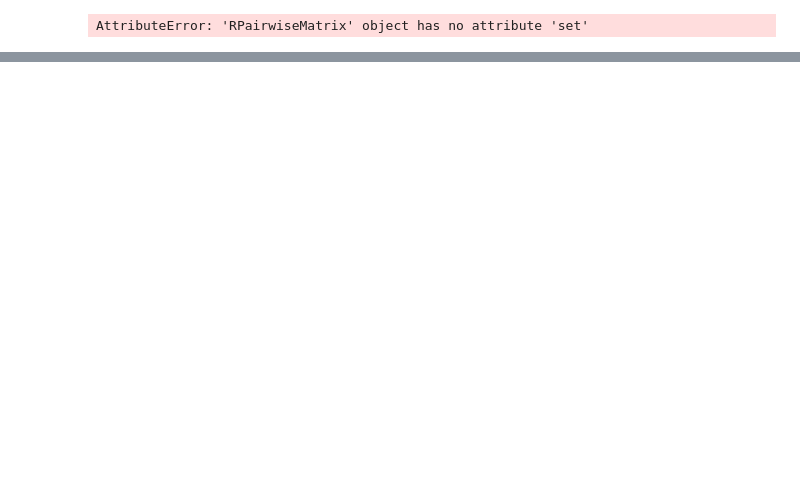
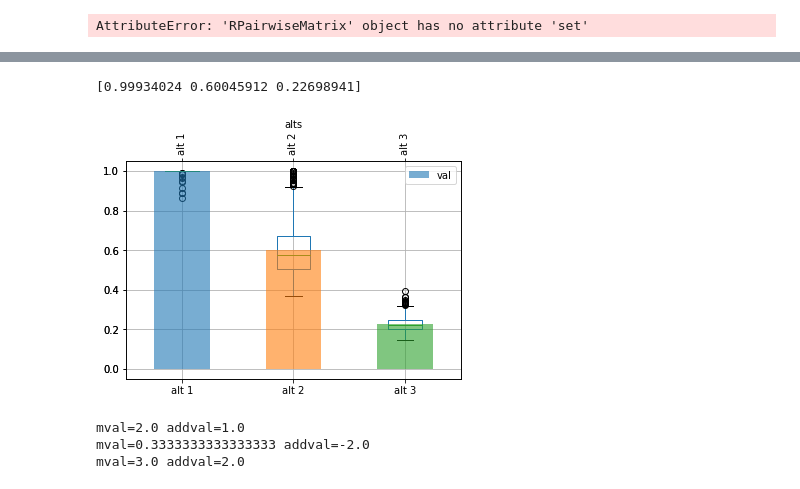
Before and after one commit to wjladams/pyanp, a Jupyter notebook: scrap/ProbablisticPairwise.ipynb, the cells around one changed output, grey strips where cells are left out. Drawn from its saved outputs; the diff is of its cells as text; code cells hidden in the pictures; blank space fills up the shorter version.

```diff
--- a/scrap/ProbablisticPairwise.ipynb
+++ b/scrap/ProbablisticPairwise.ipynb
@@ -99,7 +99,7 @@ Otherwise we just add 1.
 
 We call this L-scale (for linear) and M-scale is the standard multiplication.  We need a converter
 # %%
-def lscale_mscale(val):
+def ascale_mscale(val):
     if val < 0:
         val = -val
         val += 1
@@ -107,4 +107,14 @@ def lscale_mscale(val):
         return val
     else:
         return val+1
+
+def mscale_ascale(val):
+    if val == 0:
+        return None
+    elif val >= 1:
+        return val - 1
+    else:
+        val = 1/val
+        val = val-1
+        return -val
 # %%
@@ -387,0 +523,2 @@ mrpw.sim_priority(20)
+# %%
+rmls = RandLScalePwMatrix(3)
@@ -387,0 +529,16 @@ mrpw.sim_priority(20)
+# %%
+pris = rmls.sim_priority(1000)
+plot_sim(pris, rmls.alt_names(), idealize=True)
+# %% [output]
+[0.99934024 0.60045912 0.22698941]
+[figure, added]
+# %%
+r2 = RandLScalePwMatrix.from_mscale_nparray(np.array([
+    [1, 2, 1/3.],
+    [1/2, 1, 3],
+    [3, 1/3, 1]
+]))
+# %% [output]
+mval=2.0 addval=1.0
+mval=0.3333333333333333 addval=-2.0
+mval=3.0 addval=2.0
```
Also changed, not shown: parts of 24 cells of this notebook.
